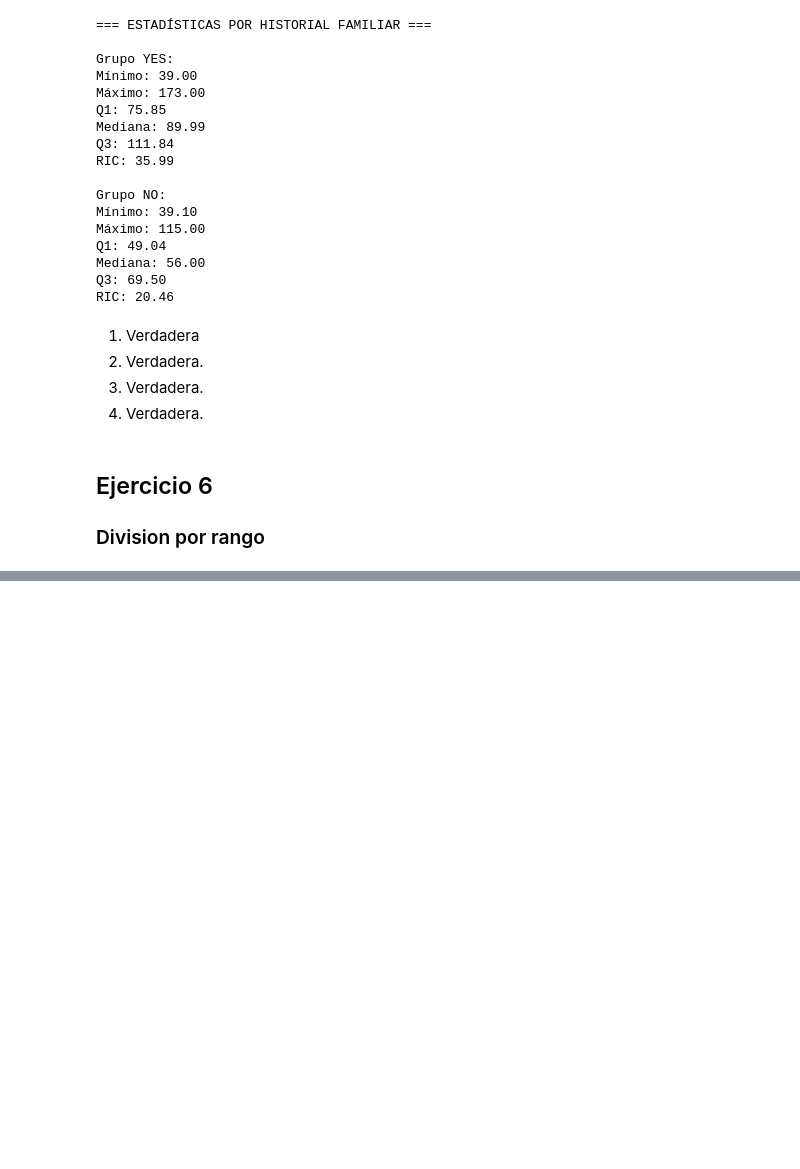
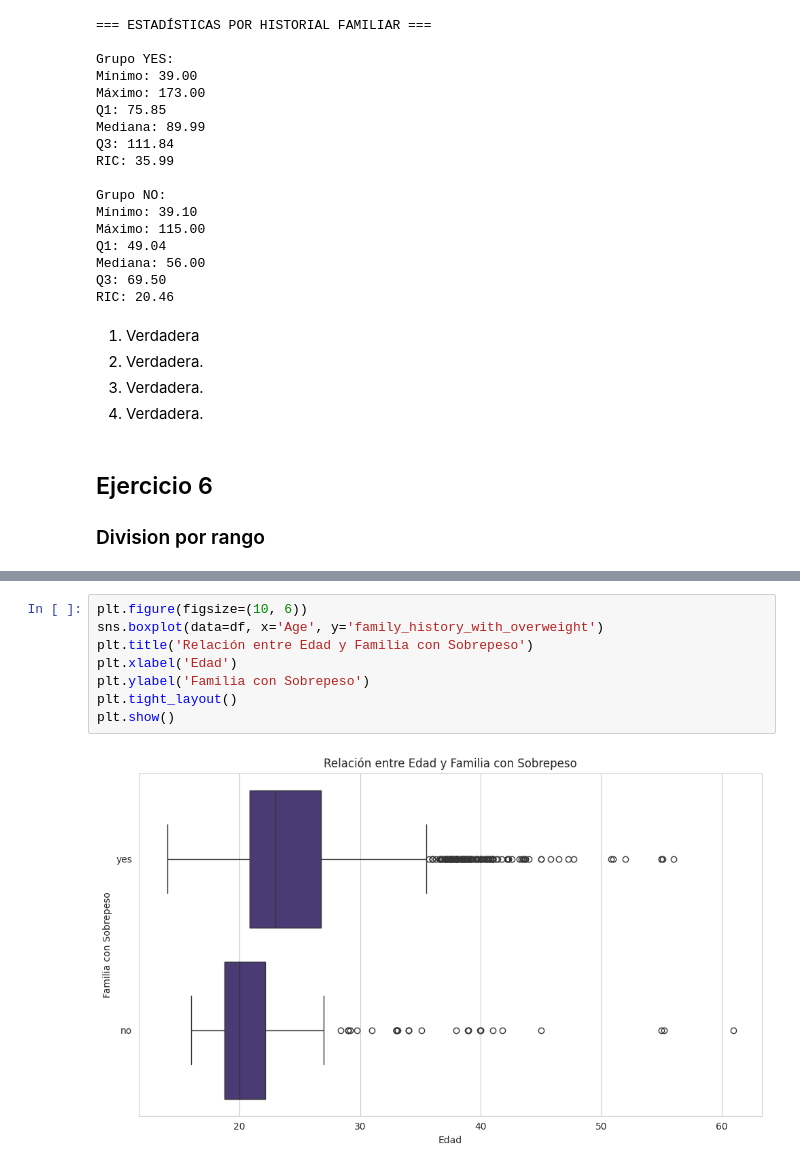
Before and after one commit to matespinetti/Deep-Learning-2025, a Jupyter notebook: practica1/parte1_obesity.ipynb, the cells around one changed output, grey strips where cells are left out. Cells and saved outputs as stored; diff of their text form; blank space fills up the shorter version.

```diff
--- a/practica1/parte1_obesity.ipynb
+++ b/practica1/parte1_obesity.ipynb
@@ -288,0 +306,10 @@ Passing `palette` without assigning `hue` is deprecated and will be removed in v
+# %%
+plt.figure(figsize=(10, 6))
+sns.boxplot(data=df, x='Age', y='family_history_with_overweight')
+plt.title('Relación entre Edad y Familia con Sobrepeso')
+plt.xlabel('Edad')
+plt.ylabel('Familia con Sobrepeso')
+plt.tight_layout()
+plt.show()
+# %% [output]
+[figure, added]
```
Also changed, not shown: parts of 11 cells of this notebook, 10 other files.
